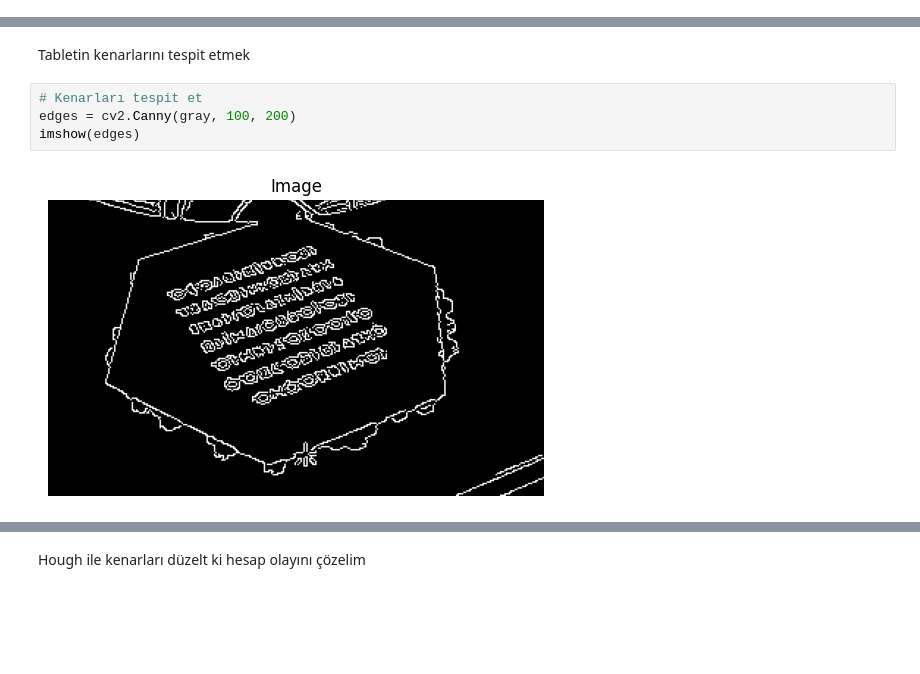
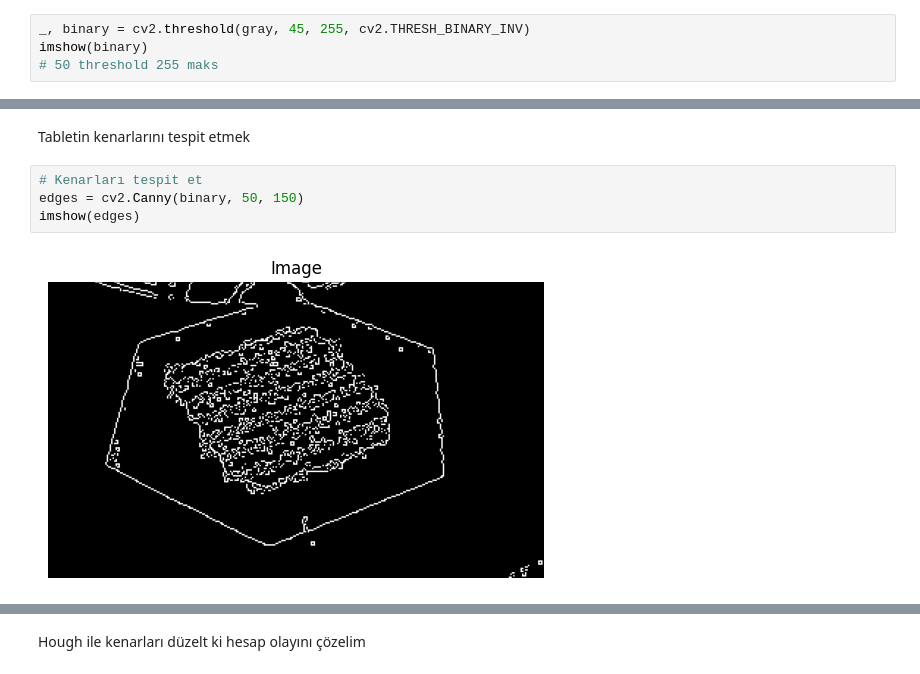
Before and after one commit to onuralpArsln/toJava, a Jupyter notebook: PayDayProject/basicImgProcess.ipynb, the cells around one changed output, grey strips where cells are left out. Cells and saved outputs as stored; diff of their text form; blank space fills up the shorter version.

```diff
--- a/PayDayProject/basicImgProcess.ipynb
+++ b/PayDayProject/basicImgProcess.ipynb
@@ -30,0 +33,4 @@ imshow(gray)
+# %%
+_, binary = cv2.threshold(gray, 45, 255, cv2.THRESH_BINARY_INV)
+imshow(binary)
+# 50 threshold 255 maks
@@ -32,7 +40,7 @@ imshow(gray)
 Tabletin kenarlarını tespit etmek
 # %%
 # Kenarları tespit et
-edges = cv2.Canny(gray, 100, 200)
+edges = cv2.Canny(binary, 50, 150)
 imshow(edges)
 # %% [output]
-[figure, old version]
+[figure, new version]
```
Also changed, not shown: parts of 14 cells of this notebook.
